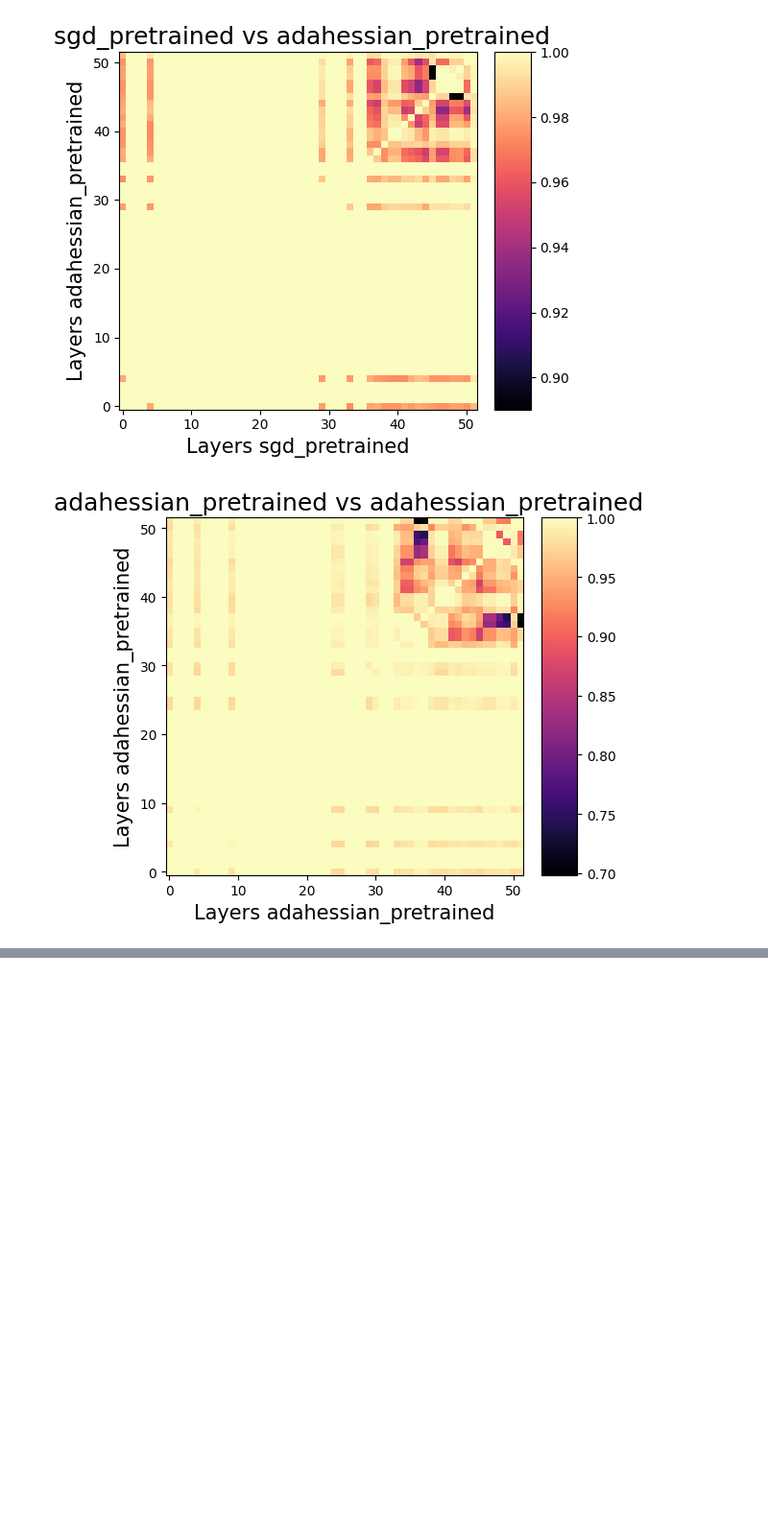
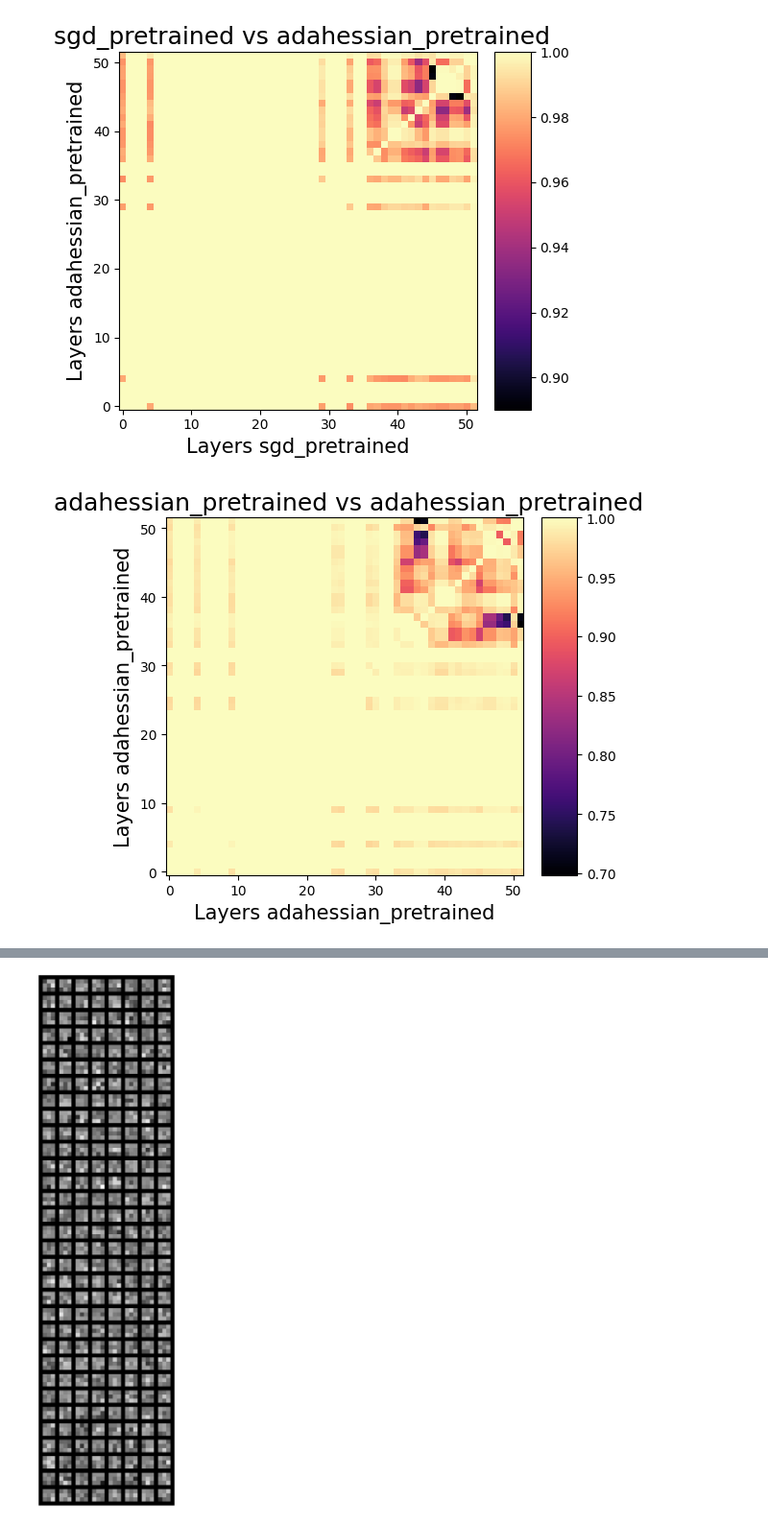
Before and after one commit to Benoit-Muller/Opti-ML, a Jupyter notebook: MesureSimilarity.ipynb, the cells around one changed output, grey strips where cells are left out. Shown at 96% size. Saved outputs shown, nothing was run; the diff lists cells and outputs as text; code cells hidden in the pictures; blank space fills up the shorter version.

```diff
--- a/MesureSimilarity.ipynb
+++ b/MesureSimilarity.ipynb
@@ -284,0 +300,8 @@ for i in range(len(names)):
+# %%
+statedic_sgd=torch.load("/content/drive/MyDrive/Opti-ML/model_weights/model_sgd.pt",map_location=torch.device('cpu'))
+model_sgd,inputsize = initialize_model(use_pretrained=False)
+model_sgd.load_state_dict(statedic_sgd)
+
+statedic_ada=torch.load("/content/drive/MyDrive/Opti-ML/model_weights/model_adahessian.pt",map_location=torch.device('cpu'))
+model_ada,inputsize=initialize_model(use_pretrained=False)
+model_ada.load_state_dict(statedic_ada)
@@ -284,0 +310,15 @@ for i in range(len(names)):
+# %%
+for name, layer in model_sgd.named_modules():
+  #if isinstance(layer, nn.Conv2d):
+    #print(name, layer)
+  if name=='layer3.0.conv1':
+    layer1 = layer
+  #if name=='layer4.0.conv1':
+    #layer2 = layer
+for name, layer in model_ada.named_modules():
+  #if isinstance(layer, nn.Conv2d):
+    #print(name, layer)
+  if name=='layer3.0.conv1':
+    layer2 = layer
+print(layer1)
+print(layer2)
@@ -284,0 +348,21 @@ for i in range(len(names)):
+# %%
+def visTensor(tensor, ch=0, allkernels=False, nrow=8, padding=1):
+  n,c,w,h = tensor.shape
+
+  if allkernels: tensor = tensor.view(n*c, -1, w, h)
+  elif c != 3: tensor = tensor[:,ch,:,:].unsqueeze(dim=1)
+
+  rows = np.min((tensor.shape[0] // nrow + 1, 64))
+  grid = utils.make_grid(tensor, nrow=nrow, normalize=True, padding=padding)
+  grid = utils.make_grid(tensor, nrow=nrow, normalize=True, padding=padding)
+  plt.figure( figsize=(nrow,rows) )
+  plt.imshow(grid.numpy().transpose((1, 2, 0)))
+# %%
+filter = layer1.weight.data.clone()
+visTensor(filter, ch=0, allkernels=False)
+plt.axis('off')
+plt.ioff()
+plt.savefig("drive/MyDrive/Opti-ML/graphics/sgd_layer3_1_conv.pdf")
+plt.show()
+# %% [output]
+[figure, added]
```
Also changed, not shown: parts of 7 cells of this notebook, 9 other files.
